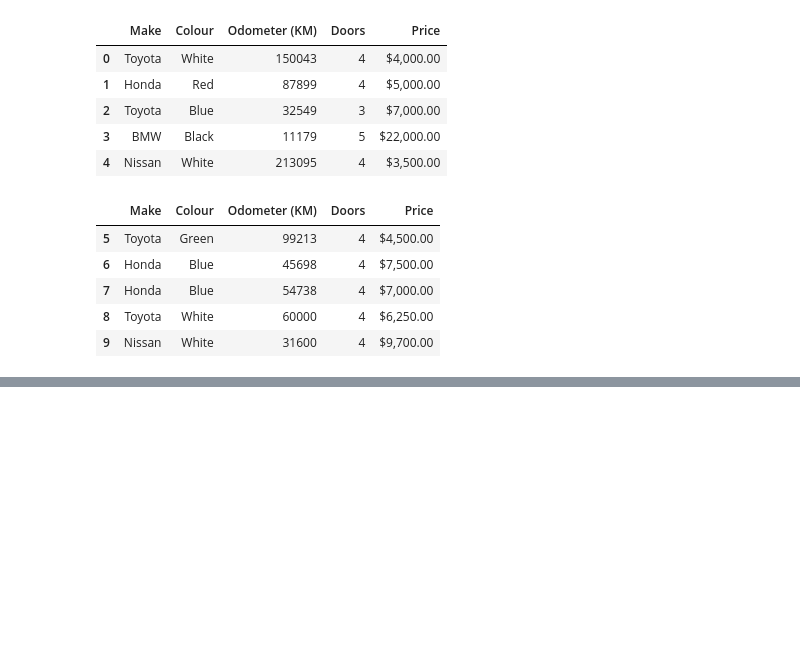
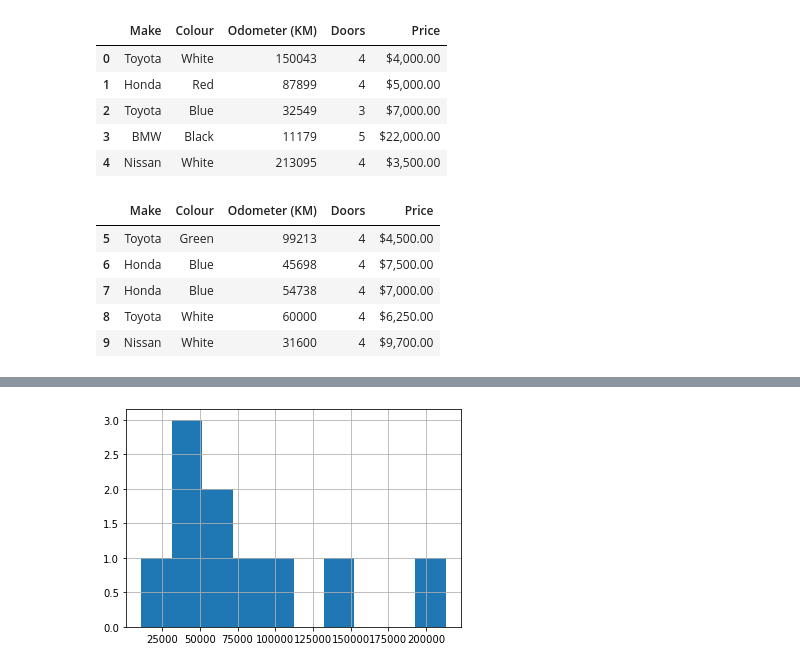
Before and after one commit to igquinteroch/data-analysis, a Jupyter notebook: practice-pandas.ipynb, the cells around one changed output, grey strips where cells are left out. Drawn from its saved outputs; the diff is of its cells as text; code cells hidden in the pictures; blank space fills up the shorter version.

```diff
--- a/practice-pandas.ipynb
+++ b/practice-pandas.ipynb
@@ -84,0 +159,5 @@ data_sales.tail()
+# %%
+# Creating a histogram of the 'Odometer (KM)' column
+data_sales["Odometer (KM)"].hist();
+# %% [output]
+[figure, added]
```
Also changed, not shown: parts of 19 cells of this notebook, 2 other files.
